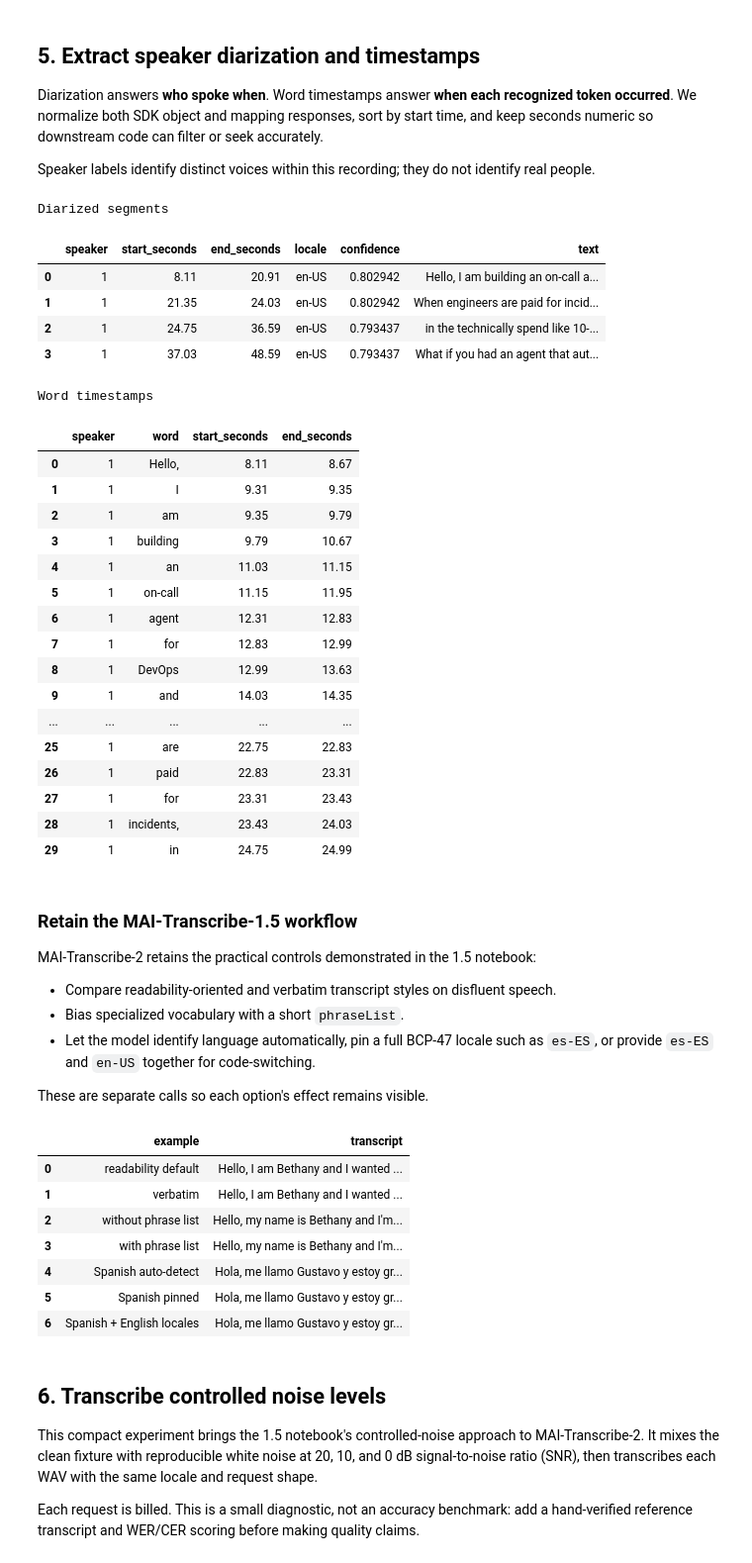
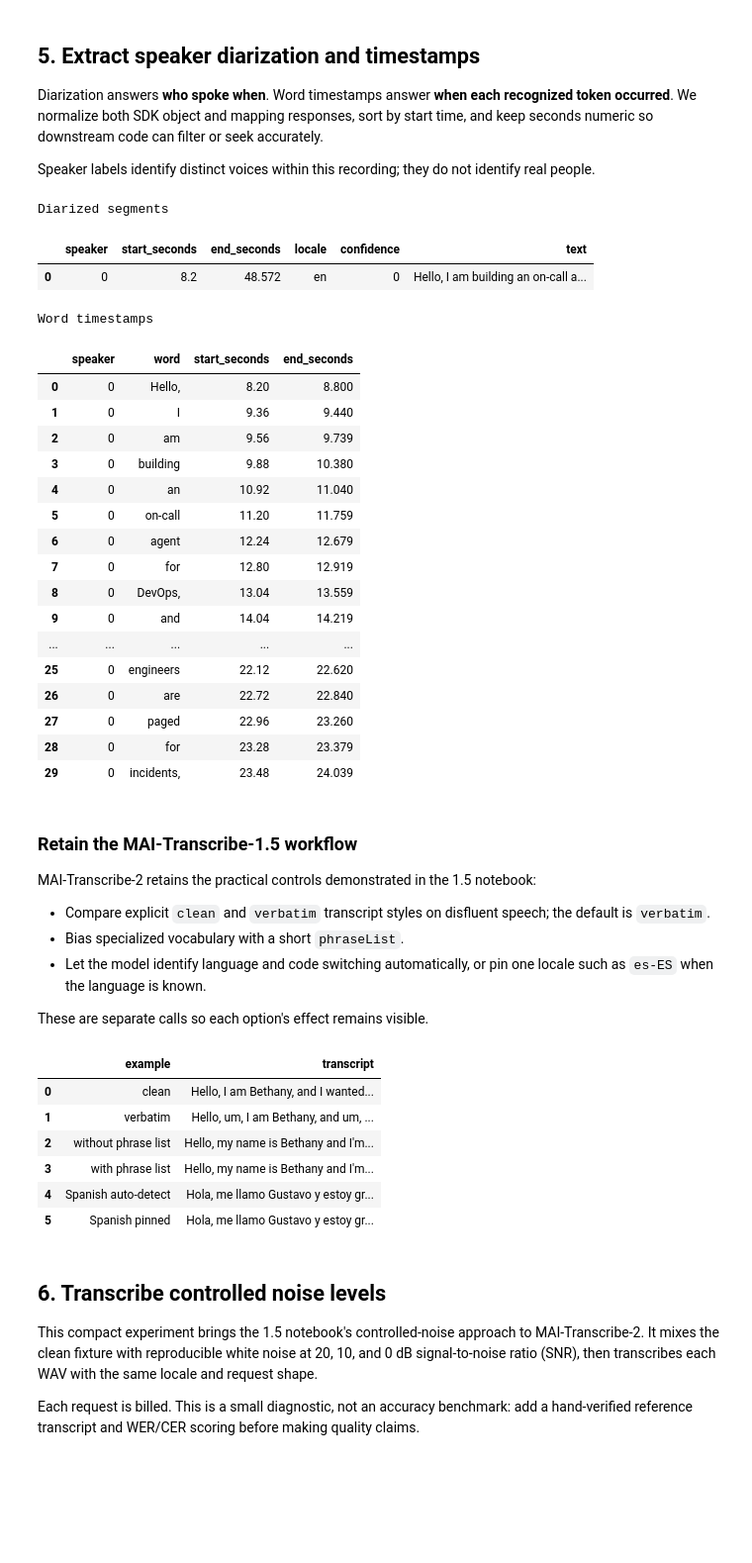
Before and after one commit to microsoft-foundry/model-releases, a Jupyter notebook: 4-models/mai-transcribe-2/mai-transcribe-2.ipynb, the cells around one changed output. Shown at 99% size. Cells and saved outputs as stored; diff of their text form; code cells hidden in the pictures; blank space fills up the shorter version.

```diff
--- a/4-models/mai-transcribe-2/mai-transcribe-2.ipynb
+++ b/4-models/mai-transcribe-2/mai-transcribe-2.ipynb
@@ -204,7 +218,16 @@ def make_options(
     transcribe_style=None,
 ):
     enhanced = EnhancedModeProperties()
+    enhanced["enabled"] = True
     enhanced["model"] = model_name
+
+    model_options = {}
+    if timestamps:
+        model_options["timestamps"] = timestamps
+    if transcribe_style:
+        model_options["transcribeStyle"] = transcribe_style
+    if model_options:
+        enhanced["modelOptions"] = model_options
 
     settings = {"enhanced_mode": enhanced}
     if locales:
@@ -218,13 +241,6 @@ def make_options(
     options = TranscriptionOptions(**settings)
     if diarization:
         options["diarization"] = {"enabled": True}
-    model_options = {}
-    if timestamps:
-        model_options["timestamps"] = timestamps
-    if transcribe_style:
-        model_options["transcribeStyle"] = transcribe_style
-    if model_options:
-        options["modelOptions"] = model_options
     return options
 
 
@@ -368,36 +384,33 @@ display(words_df.head(30))
 # %% [output]
 Diarized segments
 |  | speaker | start_seconds | end_seconds | locale | confidence | text |
-| 0 | 1 | 8.11 | 20.91 | en-US | 0.802942 | Hello, I am building an on-call a... |
-| 1 | 1 | 21.35 | 24.03 | en-US | 0.802942 | When engineers are paid for incid... |
-| 2 | 1 | 24.75 | 36.59 | en-US | 0.793437 | in the technically spend like 10-... |
-| 3 | 1 | 37.03 | 48.59 | en-US | 0.793437 | What if you had an agent that aut... |
+| 0 | 0 | 8.2 | 48.572 | en | 0 | Hello, I am building an on-call a... |
 Word timestamps
 |  | speaker | word | start_seconds | end_seconds |
-| 0 | 1 | Hello, | 8.11 | 8.67 |
-| 1 | 1 | I | 9.31 | 9.35 |
-| 2 | 1 | am | 9.35 | 9.79 |
-| 3 | 1 | building | 9.79 | 10.67 |
-| 4 | 1 | an | 11.03 | 11.15 |
-| 5 | 1 | on-call | 11.15 | 11.95 |
-| 6 | 1 | agent | 12.31 | 12.83 |
-| 7 | 1 | for | 12.83 | 12.99 |
-| 8 | 1 | DevOps | 12.99 | 13.63 |
-| 9 | 1 | and | 14.03 | 14.35 |
+| 0 | 0 | Hello, | 8.20 | 8.800 |
+| 1 | 0 | I | 9.36 | 9.440 |
+| 2 | 0 | am | 9.56 | 9.739 |
+| 3 | 0 | building | 9.88 | 10.380 |
+| 4 | 0 | an | 10.92 | 11.040 |
+| 5 | 0 | on-call | 11.20 | 11.759 |
+| 6 | 0 | agent | 12.24 | 12.679 |
+| 7 | 0 | for | 12.80 | 12.919 |
+| 8 | 0 | DevOps, | 13.04 | 13.559 |
+| 9 | 0 | and | 14.04 | 14.219 |
 | ... | ... | ... | ... | ... |
-| 25 | 1 | are | 22.75 | 22.83 |
-| 26 | 1 | paid | 22.83 | 23.31 |
-| 27 | 1 | for | 23.31 | 23.43 |
-| 28 | 1 | incidents, | 23.43 | 24.03 |
-| 29 | 1 | in | 24.75 | 24.99 |
+| 25 | 0 | engineers | 22.12 | 22.620 |
+| 26 | 0 | are | 22.72 | 22.840 |
+| 27 | 0 | paged | 22.96 | 23.260 |
+| 28 | 0 | for | 23.28 | 23.379 |
+| 29 | 0 | incidents, | 23.48 | 24.039 |
 # %% [markdown]
 ### Retain the MAI-Transcribe-1.5 workflow
 
 MAI-Transcribe-2 retains the practical controls demonstrated in the 1.5 notebook:
 
-- Compare readability-oriented and verbatim transcript styles on disfluent speech.
+- Compare explicit `clean` and `verbatim` transcript styles on disfluent speech; the default is `verbatim`.
 - Bias specialized vocabulary with a short `phraseList`.
-- Let the model identify language automatically, pin a full BCP-47 locale such as `es-ES`, or provide `es-ES` and `en-US` together for code-switching.
+- Let the model identify language and code switching automatically, or pin one locale such as `es-ES` when the language is known.
 
 These are separate calls so each option's effect remains visible.
 # %%
@@ -406,6 +419,7 @@ readable_result = transcribe(
     style_audio,
     model_name=MODEL_2,
     locales=["en-US"],
+    transcribe_style="clean",
 )
 verbatim_result = transcribe(
     style_audio,
@@ -417,51 +431,40 @@ verbatim_result = transcribe(
 phrases = ["Microsoft Foundry", "AI", "Speech Recognition", "DevOps", "Copilot"]
 bias_audio = DATA_DIR / "rain + specific content.mp3"
 unbiased_result = transcribe(bias_audio, model_name=MODEL_2, locales=["en-US"])
 biased_result = transcribe(
     bias_audio,
     model_name=MODEL_2,
     locales=["en-US"],
     phrases=phrases,
     biasing_weight=1.5,
 )
 
 spanish_audio = DATA_DIR / "Multilingual Speech Transcript - Spanish.mp3"
 auto_language_result = transcribe(spanish_audio, model_name=MODEL_2)
 pinned_language_result = transcribe(
     spanish_audio,
     model_name=MODEL_2,
     locales=["es-ES"],
 )
-multilocale_language_result = transcribe(
-    spanish_audio,
-    model_name=MODEL_2,
-    locales=["es-ES", "en-US"],
-)
-
 feature_examples = pd.DataFrame(
     [
-        {"example": "readability default", "transcript": transcript_text(readable_result)},
+        {"example": "clean", "transcript": transcript_text(readable_result)},
         {"example": "verbatim", "transcript": transcript_text(verbatim_result)},
         {"example": "without phrase list", "transcript": transcript_text(unbiased_result)},
         {"example": "with phrase list", "transcript": transcript_text(biased_result)},
         {"example": "Spanish auto-detect", "transcript": transcript_text(auto_language_result)},
         {"example": "Spanish pinned", "transcript": transcript_text(pinned_language_result)},
-        {
-            "example": "Spanish + English locales",
-            "transcript": transcript_text(multilocale_language_result),
-        },
     ]
 )
 display(feature_examples)
 # %% [output]
 |  | example | transcript |
-| 0 | readability default | Hello, I am Bethany and I wanted ... |
-| 1 | verbatim | Hello, I am Bethany and I wanted ... |
+| 0 | clean | Hello, I am Bethany, and I wanted... |
+| 1 | verbatim | Hello, um, I am Bethany, and um, ... |
 | 2 | without phrase list | Hello, my name is Bethany and I'm... |
 | 3 | with phrase list | Hello, my name is Bethany and I'm... |
 | 4 | Spanish auto-detect | Hola, me llamo Gustavo y estoy gr... |
 | 5 | Spanish pinned | Hola, me llamo Gustavo y estoy gr... |
-| 6 | Spanish + English locales | Hola, me llamo Gustavo y estoy gr... |
 # %% [markdown]
 ## 6. Transcribe controlled noise levels
 
```
Also changed, not shown: parts of 9 cells of this notebook, 4 other files.
